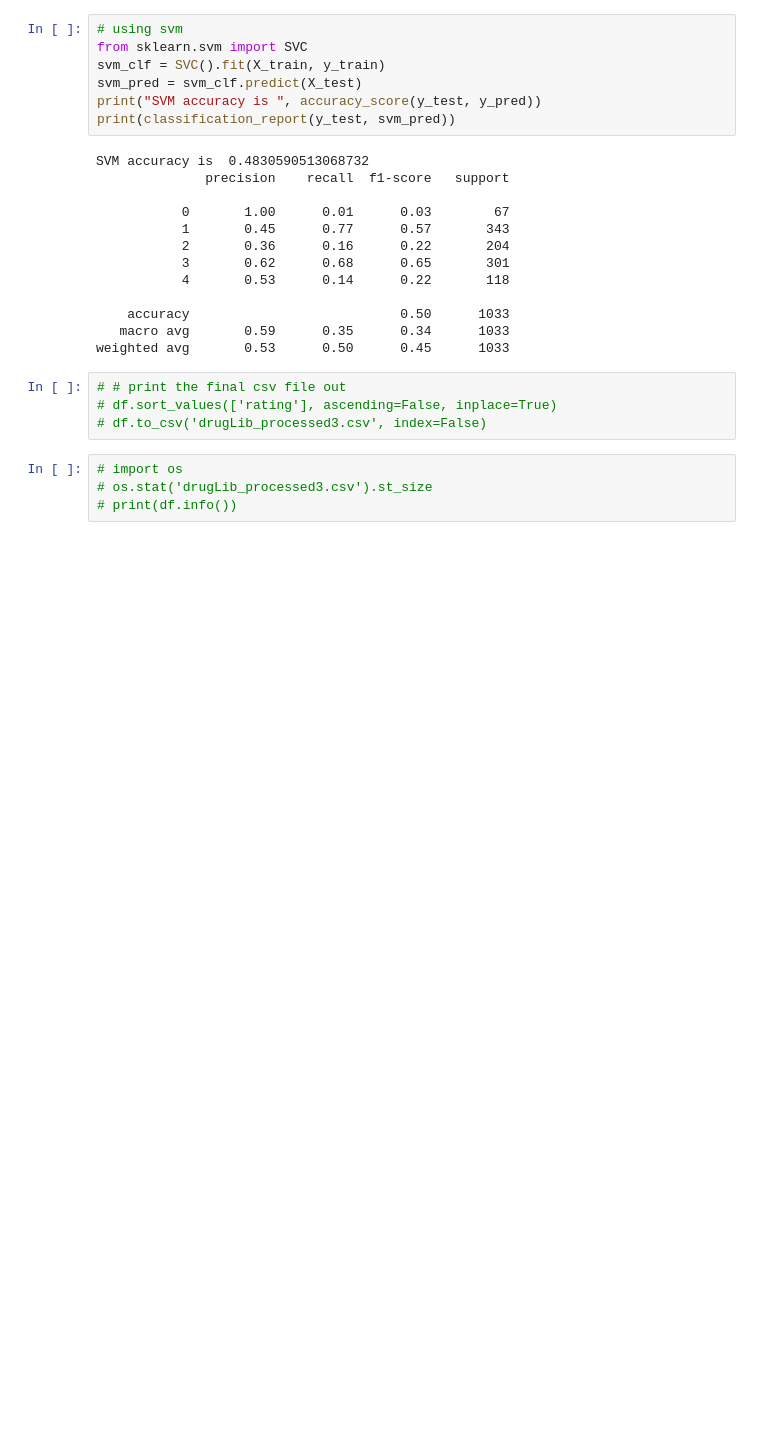
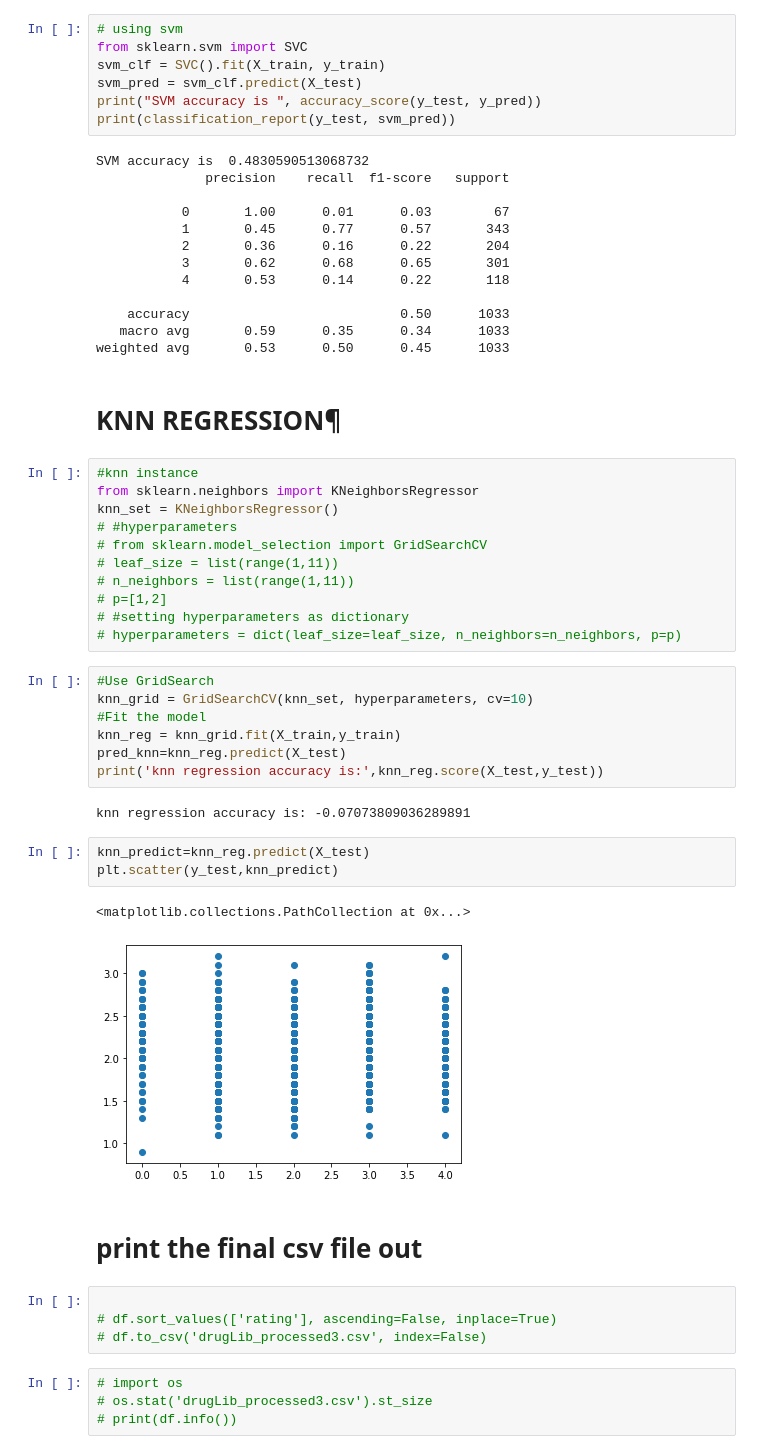
Before and after one commit to ajmalbinnizam/tcsion-classification, a Jupyter notebook: tcsion-classification/drug new.ipynb, the cells around one changed output. Cells and saved outputs as stored; diff of their text form; blank space fills up the shorter version.

```diff
--- a/tcsion-classification/drug new.ipynb
+++ b/tcsion-classification/drug new.ipynb
@@ -296,8 +320,38 @@ SVM accuracy is  0.4830590513068732
     accuracy                           0.50      1033
    macro avg       0.59      0.35      0.34      1033
 weighted avg       0.53      0.50      0.45      1033
+# %% [markdown]
+#  KNN REGRESSION¶
+# %%
+#knn instance
+from sklearn.neighbors import KNeighborsRegressor
+knn_set = KNeighborsRegressor()
+# #hyperparameters
+# from sklearn.model_selection import GridSearchCV
+# leaf_size = list(range(1,11))
+# n_neighbors = list(range(1,11))
+# p=[1,2]
+# #setting hyperparameters as dictionary
+# hyperparameters = dict(leaf_size=leaf_size, n_neighbors=n_neighbors, p=p)
+# %%
+#Use GridSearch
+knn_grid = GridSearchCV(knn_set, hyperparameters, cv=10)
+#Fit the model
+knn_reg = knn_grid.fit(X_train,y_train)
+pred_knn=knn_reg.predict(X_test)
+print('knn regression accuracy is:',knn_reg.score(X_test,y_test))
+# %% [output]
+knn regression accuracy is: -0.07073809036289891
+# %%
+knn_predict=knn_reg.predict(X_test)
+plt.scatter(y_test,knn_predict)
+# %% [output]
+<matplotlib.collections.PathCollection at 0x...>
+[figure, added]
+# %% [markdown]
+# print the final csv file out
 # %%
-# # print the final csv file out
+
 # df.sort_values(['rating'], ascending=False, inplace=True)
 # df.to_csv('drugLib_processed3.csv', index=False)
 # %%
```
Also changed, not shown: parts of 21 cells of this notebook, 9 other files.
